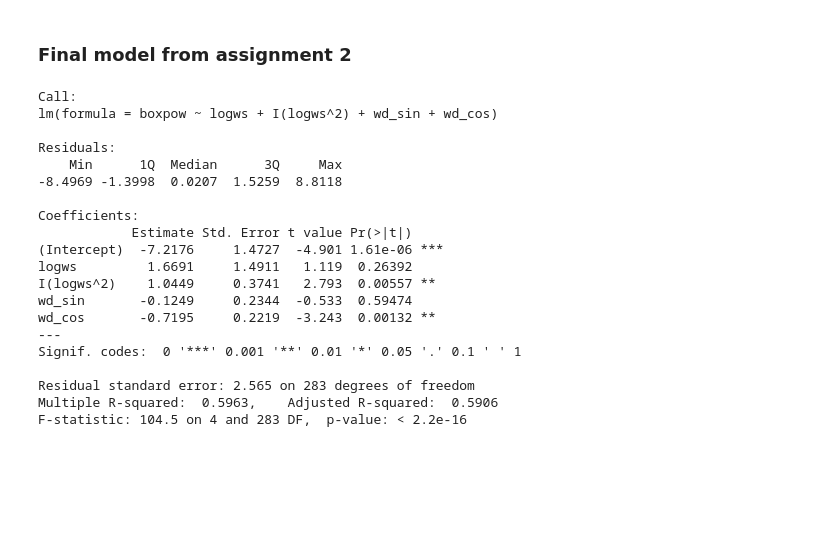
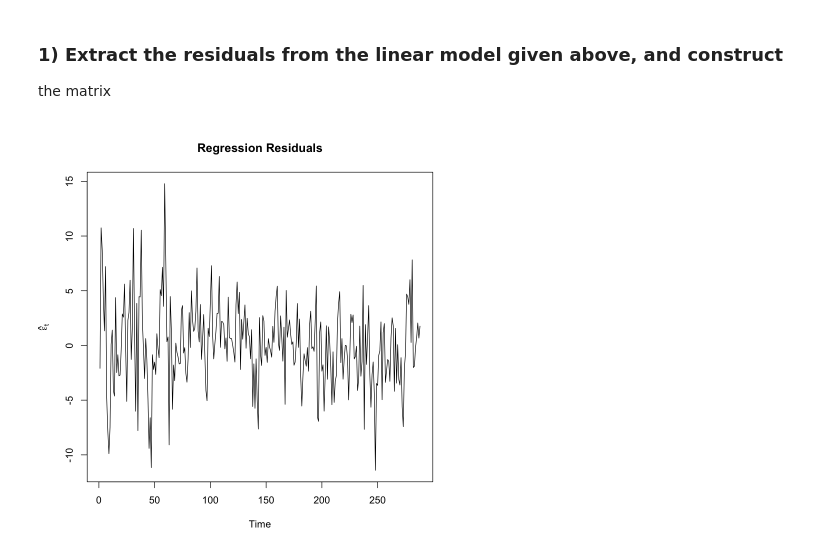
Before and after one commit to vietnhprivat/StatModProjects, a Jupyter notebook: src/notebooks/project1.3.ipynb, the cells around one changed output. Drawn from its saved outputs; the diff is of its cells as text; code cells hidden in the pictures; blank space fills up the shorter version.

```diff
--- a/src/notebooks/project1.3.ipynb
+++ b/src/notebooks/project1.3.ipynb
@@ -51,27 +2,0 @@ A data.frame: 6 x 8
-# %% [markdown]
-### Final model from assignment 2
-# %%
-# Box-Cox model with wind direction
-Box_cox_model_wd <- lm(boxpow ~ logws + I(logws^2) + wd_sin + wd_cos)
-summary(Box_cox_model_wd)
-# %% [output]
-Call:
-lm(formula = boxpow ~ logws + I(logws^2) + wd_sin + wd_cos)
-
-Residuals:
-    Min      1Q  Median      3Q     Max
--8.4969 -1.3998  0.0207  1.5259  8.8118
-
-Coefficients:
-            Estimate Std. Error t value Pr(>|t|)
-(Intercept)  -7.2176     1.4727  -4.901 1.61e-06 ***
-logws         1.6691     1.4911   1.119  0.26392
-I(logws^2)    1.0449     0.3741   2.793  0.00557 **
-wd_sin       -0.1249     0.2344  -0.533  0.59474
-wd_cos       -0.7195     0.2219  -3.243  0.00132 **
----
-Signif. codes:  0 '***' 0.001 '**' 0.01 '*' 0.05 '.' 0.1 ' ' 1
-
-Residual standard error: 2.565 on 283 degrees of freedom
-Multiple R-squared:  0.5963,    Adjusted R-squared:  0.5906
-F-statistic: 104.5 on 4 and 283 DF,  p-value: < 2.2e-16
@@ -77,0 +13,30 @@ F-statistic: 104.5 on 4 and 283 DF,  p-value: < 2.2e-16
+# %% [markdown]
+### 1) Extract the residuals from the linear model given above, and construct
+the matrix
+# %%
+y <- df_tuno$pow.obs   # original data (positive, scaled if needed)
+n <- length(y)
+
+# --- Assignment transformation (1)
+# y(λ) = (1/λ) * log( y^λ / (1 - y^λ) )
+boxcox <- function(lambda, y) {
+  (1 / lambda) * log((y^lambda) / (1 - y^lambda))
+}
+
+y_trans <- boxcox(0.2, y)
+ws_trans <- log(df_tuno$ws30)
+# %%
+fit <- lm(y_trans ~ ws_trans + I(ws_trans^2))
+e <- residuals(fit)
+E <- cbind(e[-length(e)], e[-1])
+colnames(E) <- c("e_t", "e_t_plus_1")
+
+
+par(bg = "white")
+
+plot(e, type = "l",
+     main = "Regression Residuals",
+     ylab = expression(hat(epsilon)[t]),
+     xlab = "Time")
+# %% [output]
+[figure, added]
```
Also changed, not shown: parts of 42 cells of this notebook, 22 other files.
